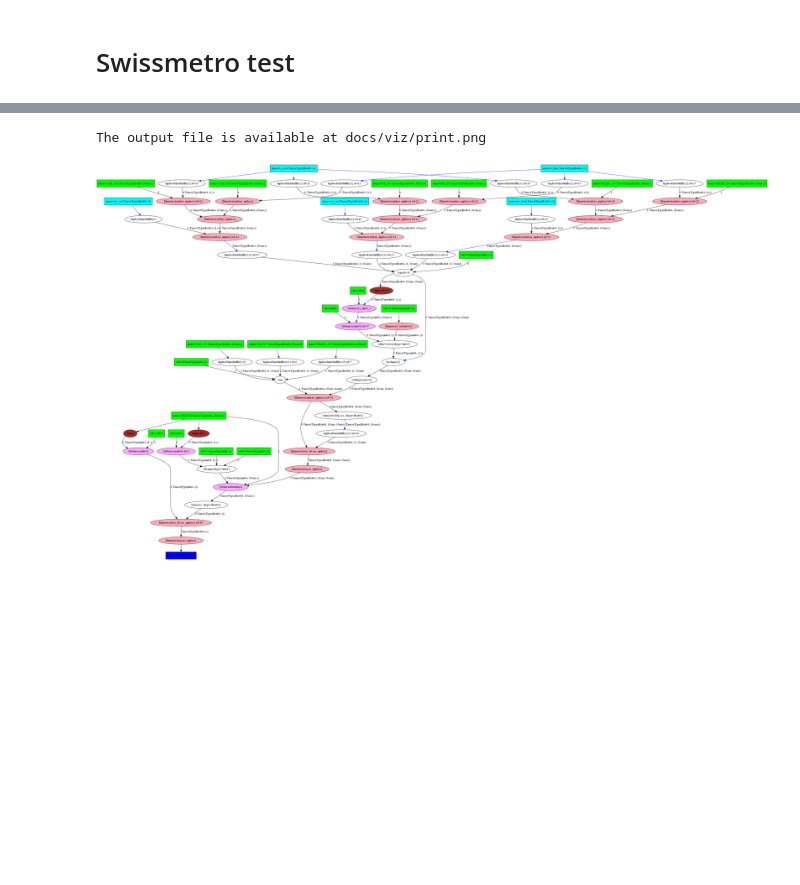
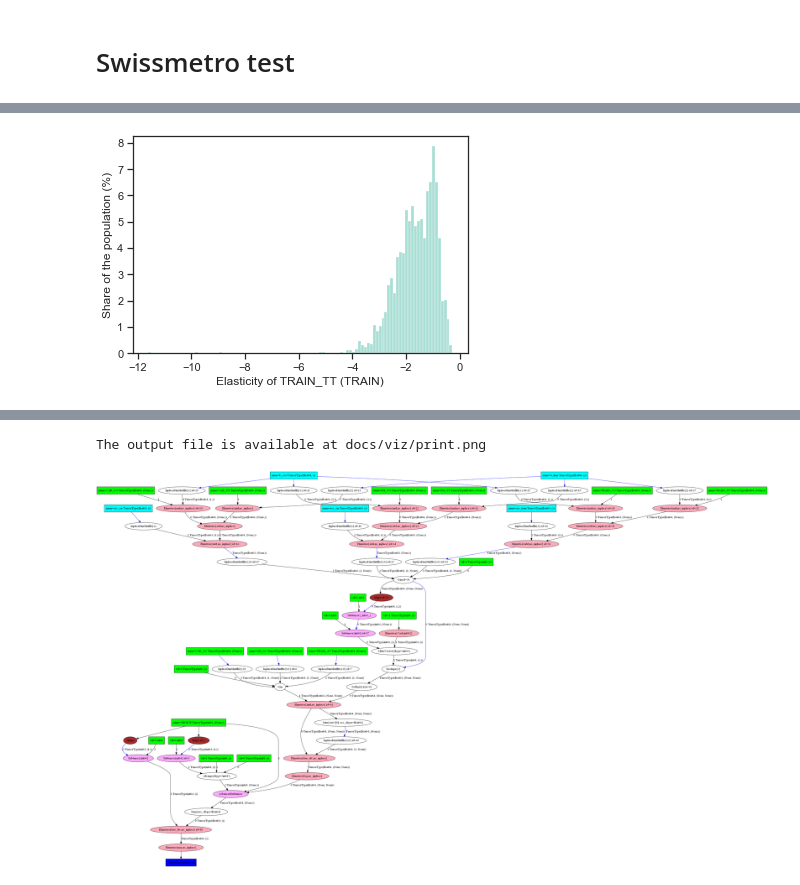
Before and after one commit to mwong009/pycmtensor, a Jupyter notebook: swissmetro_test.ipynb, the cells around one changed output, grey strips where cells are left out. Drawn from its saved outputs; the diff is of its cells as text; code cells hidden in the pictures; blank space fills up the shorter version.

```diff
--- a/swissmetro_test.ipynb
+++ b/swissmetro_test.ipynb
@@ -117,2 +117,10 @@ plt.show()
+# %%
+e = model.elasticities(prob_choice=0, wrt="TRAIN_TT", database=db)
+e1 = sns.histplot(e, stat="percent")
+e1.set(xlabel="Elasticity of TRAIN_TT (TRAIN)", ylabel="Share of the population (%)")
+plt.savefig("docs/viz/els.png", format="png", facecolor="white", transparent=False)
+plt.show()
+# %% [output]
+[figure, added]
 # %%
 from pycmtensor.results import Predict
```
Also changed, not shown: parts of 4 cells of this notebook, 5 other files.
